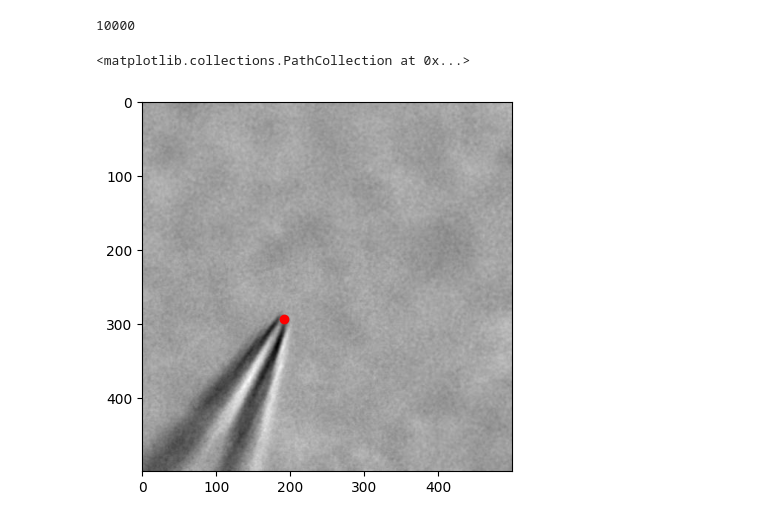
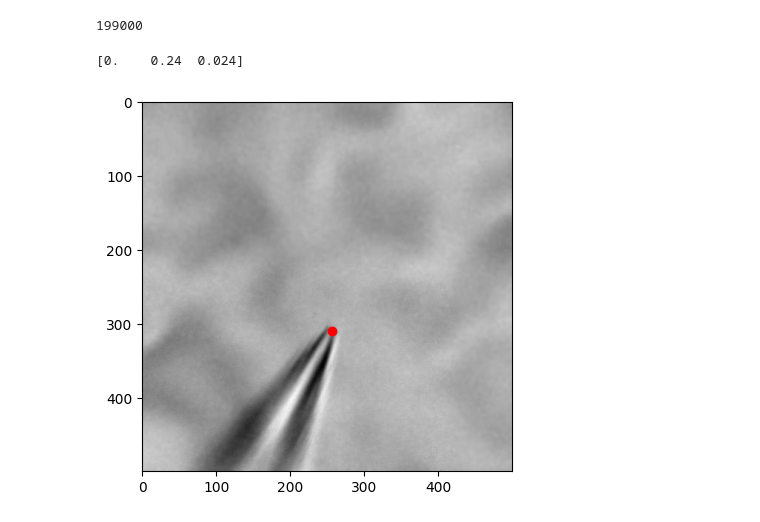
Before and after one commit to freyley/pipette-detection, a Jupyter notebook: resnet_regression.ipynb, the cells around one changed output. Cells and saved outputs as stored; diff of their text form; code cells hidden in the pictures.

```diff
--- a/resnet_regression.ipynb
+++ b/resnet_regression.ipynb
@@ -18,15 +15,19 @@ tf.config.list_physical_devices('GPU')
 # %%
-from training_data import TrainingData
-training_data = TrainingData('training_data/d0.0')
+from training_data import TrainingData, Normalizer
+norm = Normalizer(range=[[-100, 0, 0], [100, 500, 500]])
+all_data = TrainingData('training_data/d0.00', output_norm=norm.normalize)
+training_data, test_data = all_data.split([0.995, 0.005])
 len(training_data)
 # %% [output]
-10000
+199000
 # %%
 fig, ax = plt.subplots()
 example = 2
 ax.imshow(training_data[example][0])
-ax.scatter(training_data[example][1][2], training_data[example][1][1], color='red')
+pos = norm.denormalize(training_data[example][1])
+ax.scatter(pos[2], pos[1], color='red')
+print(training_data[example][1])
 # %% [output]
-<matplotlib.collections.PathCollection at 0x...>
+[0.    0.24  0.024]
-[figure, old version]
+[figure, new version]
 # %%
```
Also changed, not shown: parts of 19 cells of this notebook.
